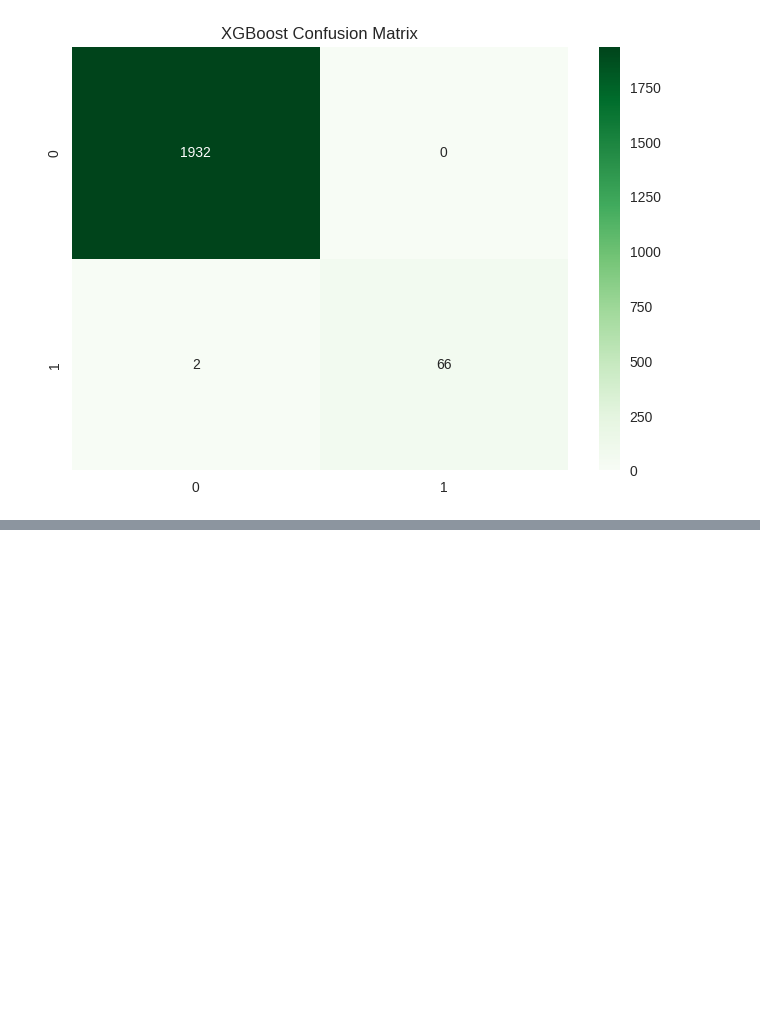
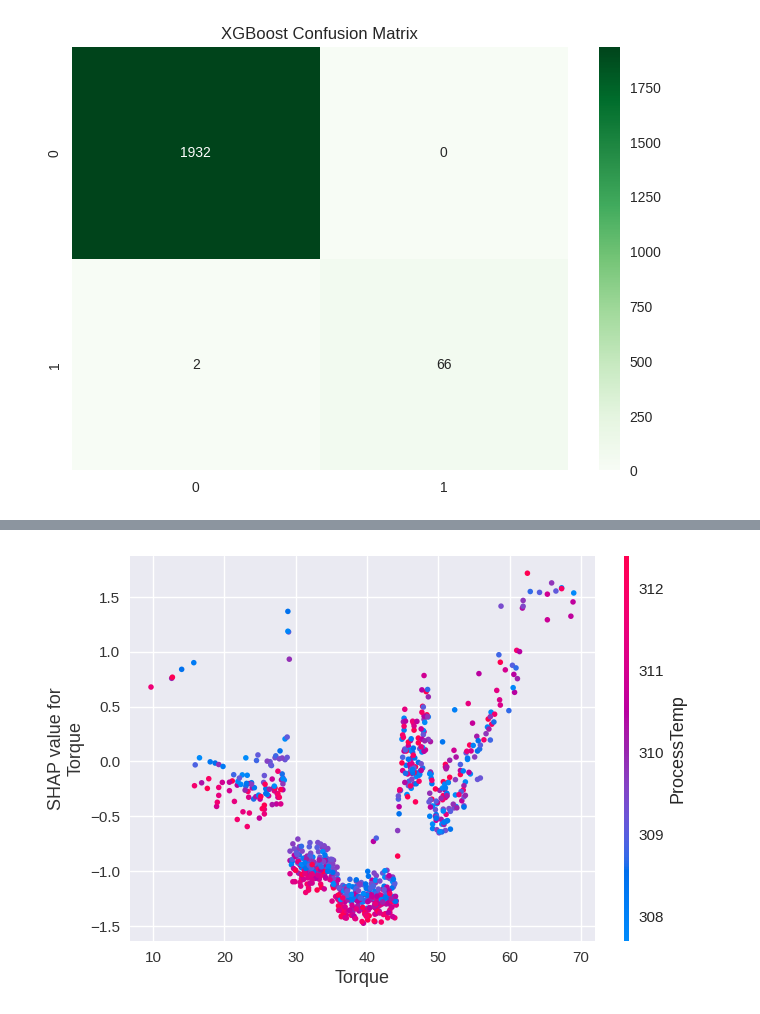
Before and after one commit to Annrosejojue/Industrial-Failure-Predictor, a Jupyter notebook: Industrial_Failure_Predictor.ipynb, the cells around one changed output, grey strips where cells are left out. Saved outputs shown, nothing was run; the diff lists cells and outputs as text; code cells hidden in the pictures; blank space fills up the shorter version.

Commit message:
updated shap dependency plot

```diff
--- a/Industrial_Failure_Predictor.ipynb
+++ b/Industrial_Failure_Predictor.ipynb
@@ -275,0 +324,4 @@ study.best_params
+# %%
+shap.dependence_plot("Torque", shap_values, X_sample)
+# %% [output]
+[figure, added]
```
Also changed, not shown: parts of 9 cells of this notebook.
